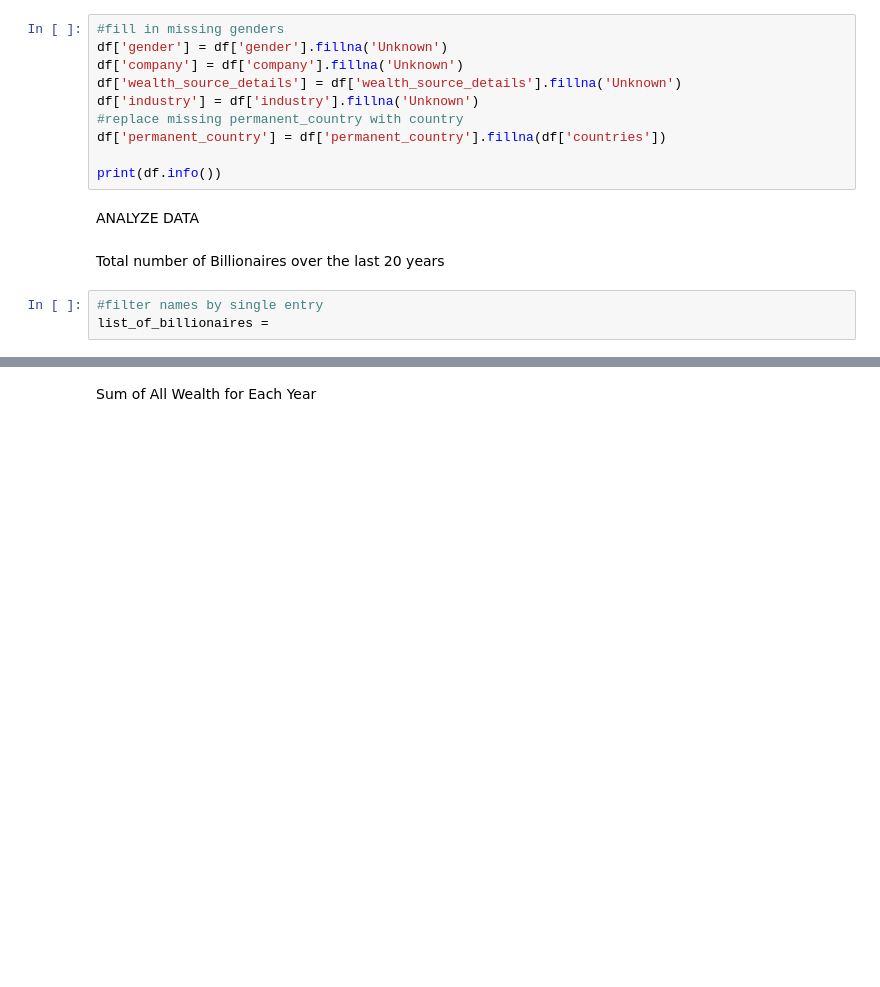
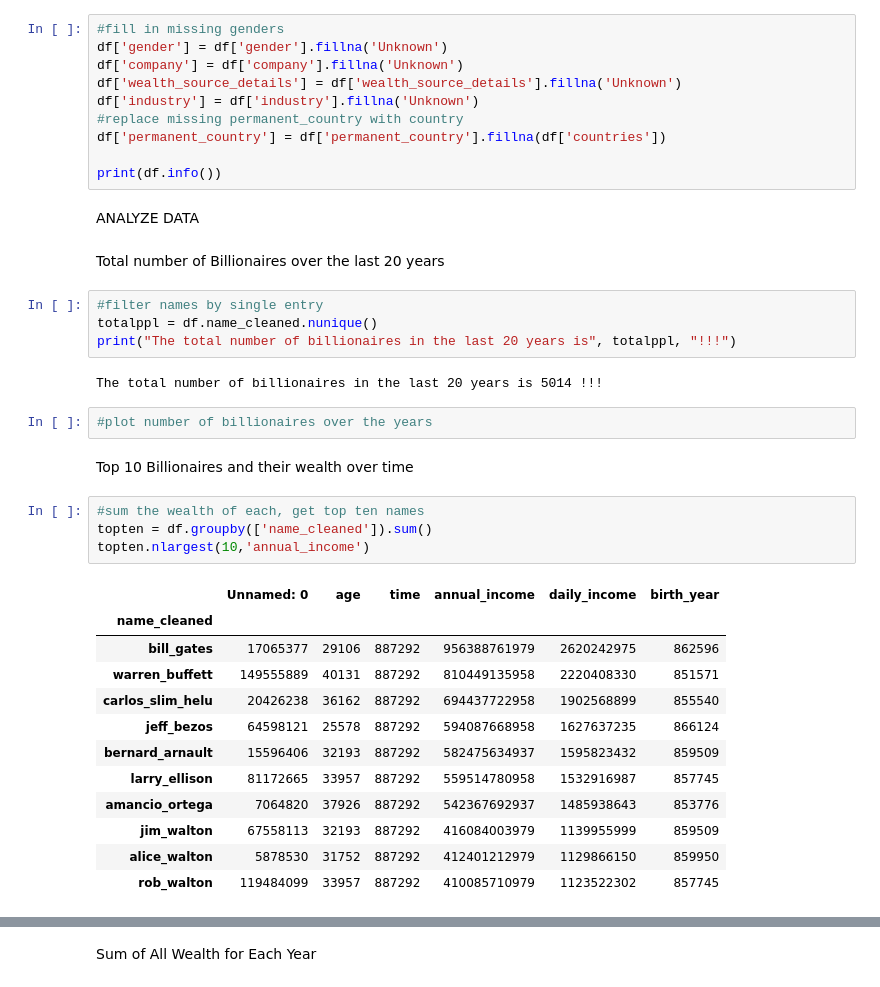
Before and after one commit to thealura/project_billionaires, a Jupyter notebook: PROJECT_1.ipynb, the cells around one changed output, grey strips where cells are left out. Saved outputs shown, nothing was run; the diff lists cells and outputs as text; blank space fills up the shorter version.

```diff
--- a/PROJECT_1.ipynb
+++ b/PROJECT_1.ipynb
@@ -38,6 +38,30 @@ print(df.info())
 ANALYZE DATA
 # %% [markdown]
 Total number of Billionaires over the last 20 years
-# %%
-#filter names by single entry
-list_of_billionaires =
+# %%
+#filter names by single entry
+totalppl = df.name_cleaned.nunique()
+print("The total number of billionaires in the last 20 years is", totalppl, "!!!")
+# %% [output]
+The total number of billionaires in the last 20 years is 5014 !!!
+# %%
+#plot number of billionaires over the years
+# %% [markdown]
+Top 10 Billionaires and their wealth over time
+# %%
+#sum the wealth of each, get top ten names
+topten = df.groupby(['name_cleaned']).sum()
+topten.nlargest(10,'annual_income')
+# %% [output]
+|  | Unnamed: 0 | age | time | annual_income | daily_income | birth_year |
+| name_cleaned |  |  |  |  |  |  |
+| bill_gates | 17065377 | 29106 | 887292 | 956388761979 | 2620242975 | 862596 |
+| warren_buffett | 149555889 | 40131 | 887292 | 810449135958 | 2220408330 | 851571 |
+| carlos_slim_helu | 20426238 | 36162 | 887292 | 694437722958 | 1902568899 | 855540 |
+| jeff_bezos | 64598121 | 25578 | 887292 | 594087668958 | 1627637235 | 866124 |
+| bernard_arnault | 15596406 | 32193 | 887292 | 582475634937 | 1595823432 | 859509 |
+| larry_ellison | 81172665 | 33957 | 887292 | 559514780958 | 1532916987 | 857745 |
+| amancio_ortega | 7064820 | 37926 | 887292 | 542367692937 | 1485938643 | 853776 |
+| jim_walton | 67558113 | 32193 | 887292 | 416084003979 | 1139955999 | 859509 |
+| alice_walton | 5878530 | 31752 | 887292 | 412401212979 | 1129866150 | 859950 |
+| rob_walton | 119484099 | 33957 | 887292 | 410085710979 | 1123522302 | 857745 |
```
Also changed, not shown: parts of 6 cells of this notebook.
